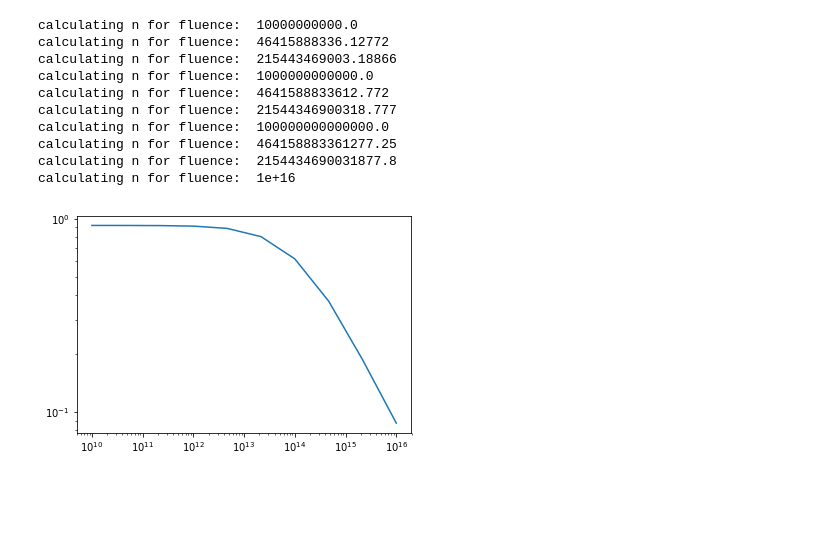
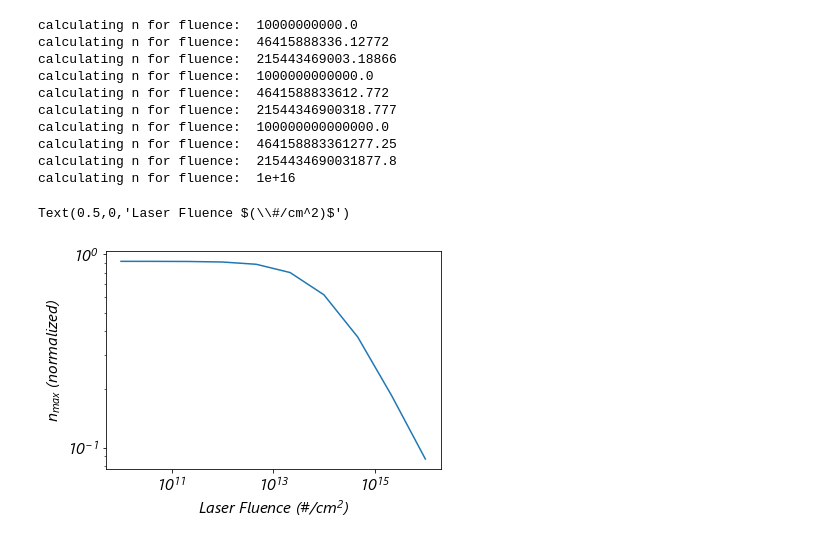
Before and after one commit to aspitarl/TRMC, a Jupyter notebook: Kinetic modeling.ipynb, the cells around one changed output. Saved outputs shown, nothing was run; the diff lists cells and outputs as text; code cells hidden in the pictures; blank space fills up the shorter version.

```diff
--- a/Kinetic modeling.ipynb
+++ b/Kinetic modeling.ipynb
@@ -3,6 +3,8 @@ import numpy as np
 import matplotlib.pyplot as plt
 import pandas as pd
 import kin
+import matplotlib as mpl
+mpl.rcParams.update({'font.size': 16})
 # %%
 params = {
     'FWHM':5e-9, #ns
@@ -74,6 +82,9 @@ calculating n for fluence:  1e+16
 # %%
 plt.plot(fluences, n_max/n_0max)
 plt.xscale('log')
 plt.yscale('log')
+plt.ylabel('$n_{max}$ (normalized)')
+plt.xlabel('Laser Fluence $(\#/cm^2)$')
 # %% [output]
+Text(0.5,0,'Laser Fluence $(\\#/cm^2)$')
-[figure, old version]
+[figure, new version]
```
Also changed, not shown: parts of 4 cells of this notebook.
